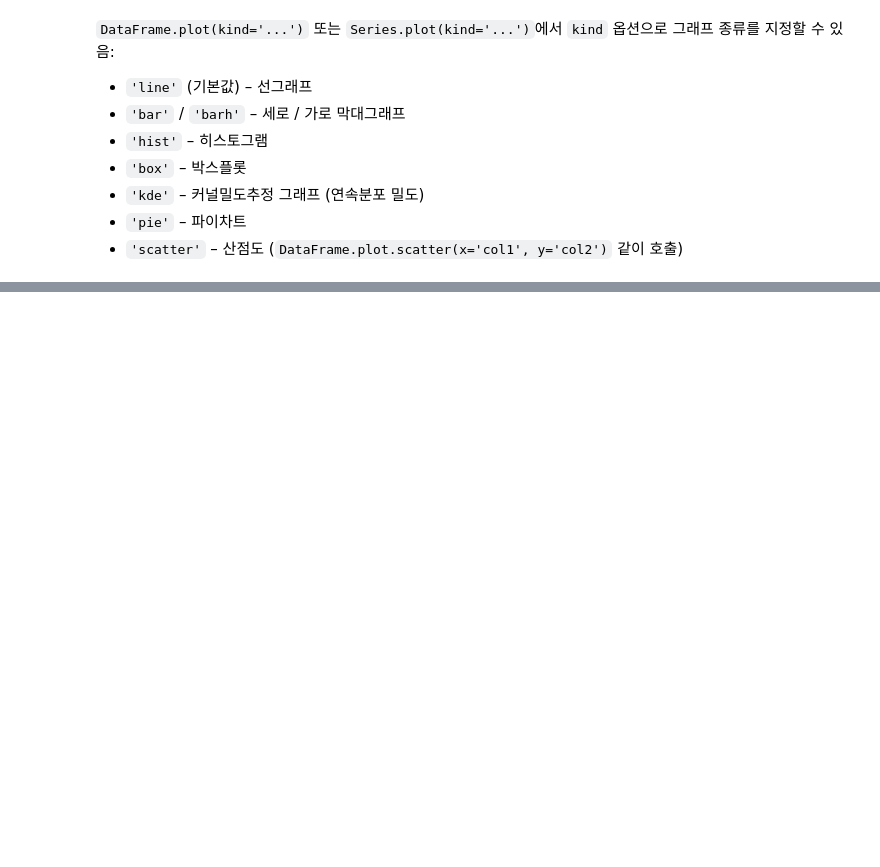
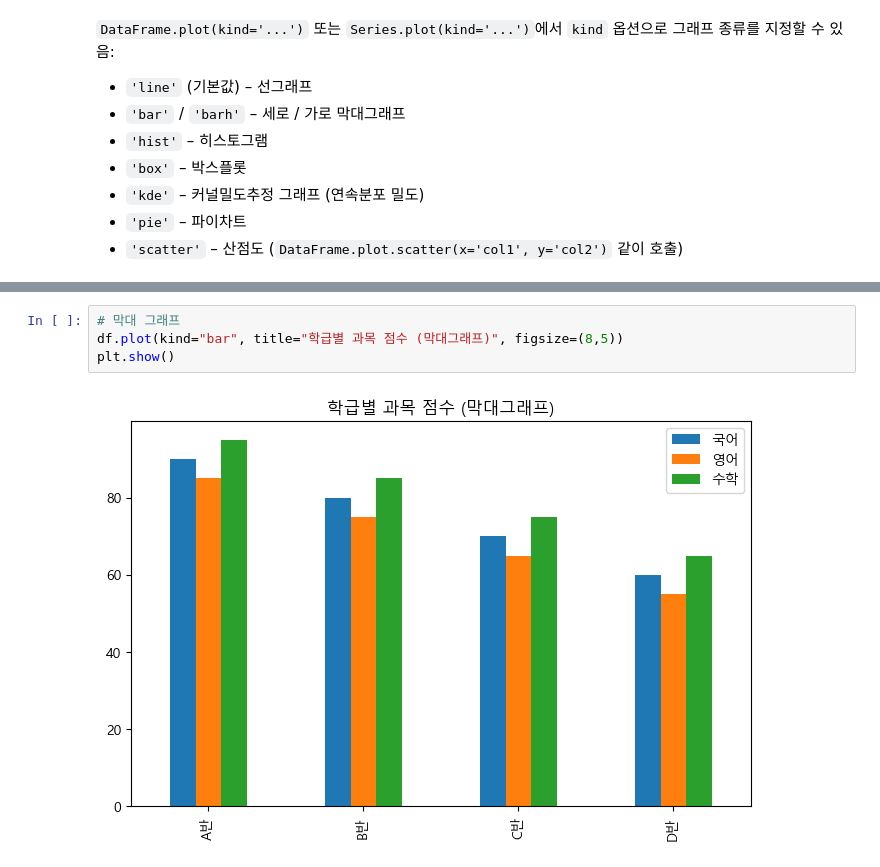
Before and after one commit to mingyu-oo/SKN13_mingyu, a Jupyter notebook: 예복습 스터디/04_21_Pandas_Matplotlib_study.ipynb, the cells around one changed output, grey strips where cells are left out. Saved outputs shown, nothing was run; the diff lists cells and outputs as text; blank space fills up the shorter version.

```diff
--- a/예복습 스터디/04_21_Pandas_Matplotlib_study.ipynb
+++ b/예복습 스터디/04_21_Pandas_Matplotlib_study.ipynb
@@ -914,0 +988,6 @@ Pandas는 Series와 DataFrame 객체에 `.plot()` 메서드를 제공하여 **Ma
+# %%
+# 막대 그래프
+df.plot(kind="bar", title="학급별 과목 점수 (막대그래프)", figsize=(8,5))
+plt.show()
+# %% [output]
+[figure, added]
```
Also changed, not shown: parts of 19 cells of this notebook, 2 other files.
